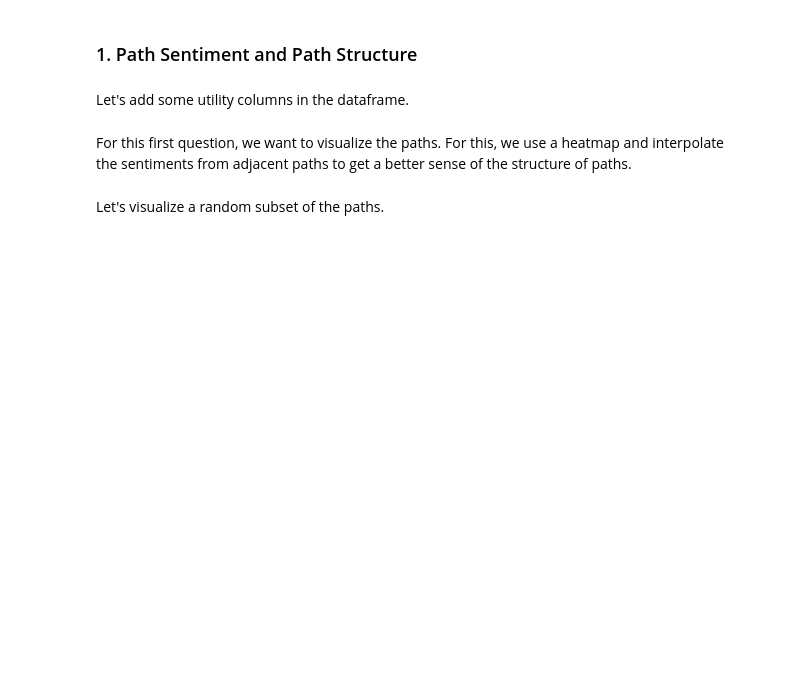
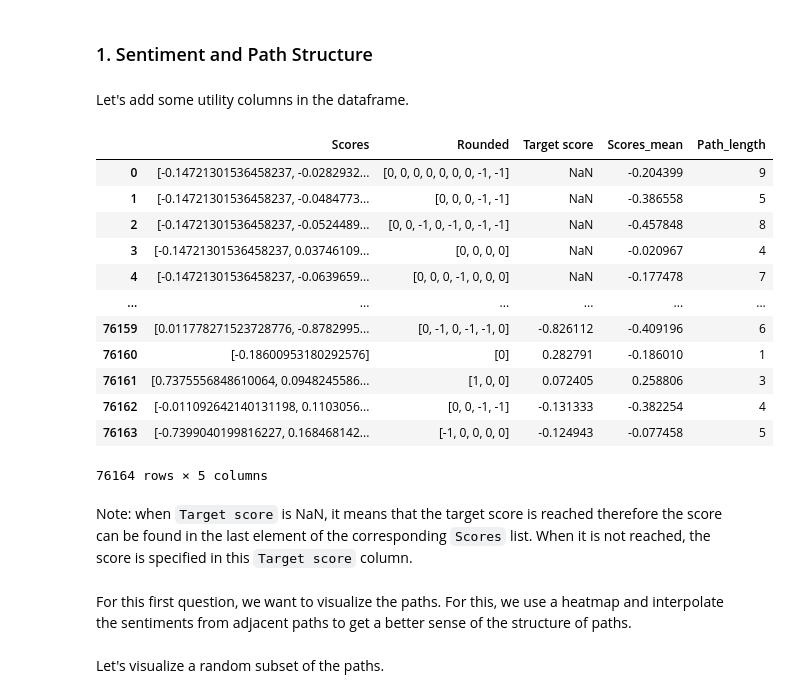
Before and after one commit to epfl-ada/ada-2023-project-statsquad3, a Jupyter notebook: subquestion-5.ipynb, the cells around one changed output. Cells and saved outputs as stored; diff of their text form; code cells hidden in the pictures; blank space fills up the shorter version.

````diff
--- a/subquestion-5.ipynb
+++ b/subquestion-5.ipynb
@@ -6,4 +5,4 @@ In this section, we investigate the relationship between the target article sent
 # %% [markdown]
-### 1. Path Sentiment and Path Structure
+### 1. Sentiment and Path Structure
 # %%
 import pickle
@@ -19,6 +22,24 @@ Let's add some utility columns in the dataframe.
 # %%
 df["Scores_mean"] = df["Scores"].apply(lambda x: sum(x)/len(x))
 df["Path_length"] = df["Scores"].apply(lambda x: len(x))
+# %%
+display(df)
+# %% [output]
+|  | Scores | Rounded | Target score | Scores_mean | Path_length |
+| 0 | [-0.14721301536458237, -0.0282932... | [0, 0, 0, 0, 0, 0, 0, -1, -1] | NaN | -0.204399 | 9 |
+| 1 | [-0.14721301536458237, -0.0484773... | [0, 0, 0, -1, -1] | NaN | -0.386558 | 5 |
+| 2 | [-0.14721301536458237, -0.0524489... | [0, 0, -1, 0, -1, 0, -1, -1] | NaN | -0.457848 | 8 |
+| 3 | [-0.14721301536458237, 0.03746109... | [0, 0, 0, 0] | NaN | -0.020967 | 4 |
+| 4 | [-0.14721301536458237, -0.0639659... | [0, 0, 0, -1, 0, 0, 0] | NaN | -0.177478 | 7 |
+| ... | ... | ... | ... | ... | ... |
+| 76159 | [0.011778271523728776, -0.8782995... | [0, -1, 0, -1, -1, 0] | -0.826112 | -0.409196 | 6 |
+| 76160 | [-0.18600953180292576] | [0] | 0.282791 | -0.186010 | 1 |
+| 76161 | [0.7375556848610064, 0.0948245586... | [1, 0, 0] | 0.072405 | 0.258806 | 3 |
+| 76162 | [-0.011092642140131198, 0.1103056... | [0, 0, -1, -1] | -0.131333 | -0.382254 | 4 |
+| 76163 | [-0.7399040199816227, 0.168468142... | [-1, 0, 0, 0, 0] | -0.124943 | -0.077458 | 5 |
+76164 rows × 5 columns
+# %% [markdown]
+Note: when ```Target score``` is NaN, it means that the target score is reached therefore the score can be found in the last element of the corresponding ```Scores``` list. When it is not reached, the score is specified in this ```Target score``` column.
 # %% [markdown]
 For this first question, we want to visualize the paths. For this, we use a heatmap and interpolate the sentiments from adjacent paths to get a better sense of the structure of paths.
 # %%
````
Also changed, not shown: parts of 20 cells of this notebook.
